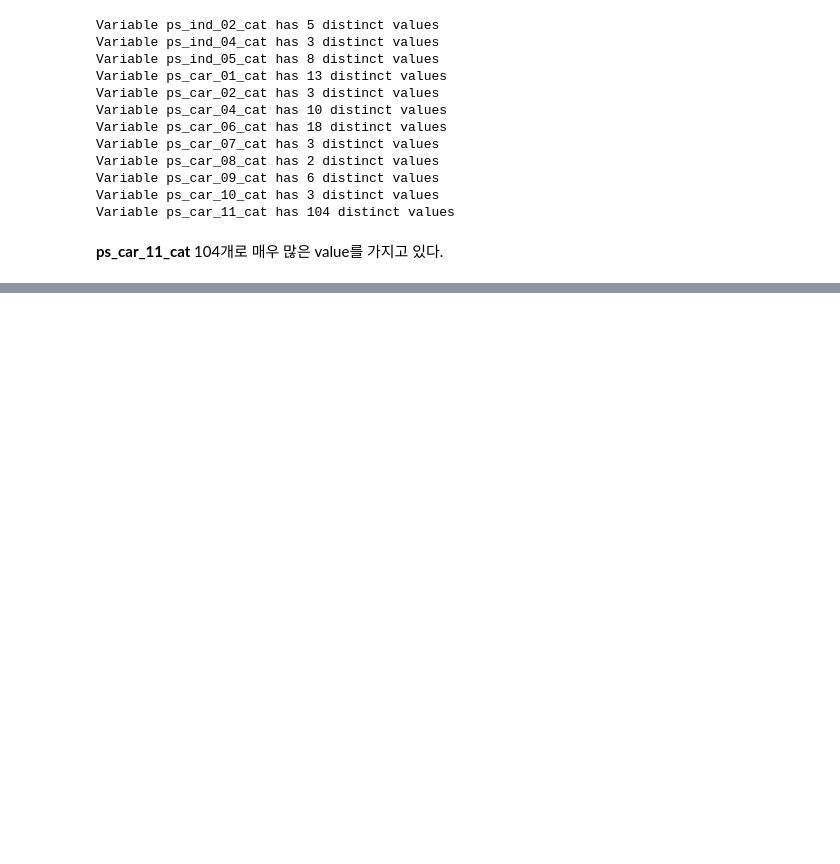
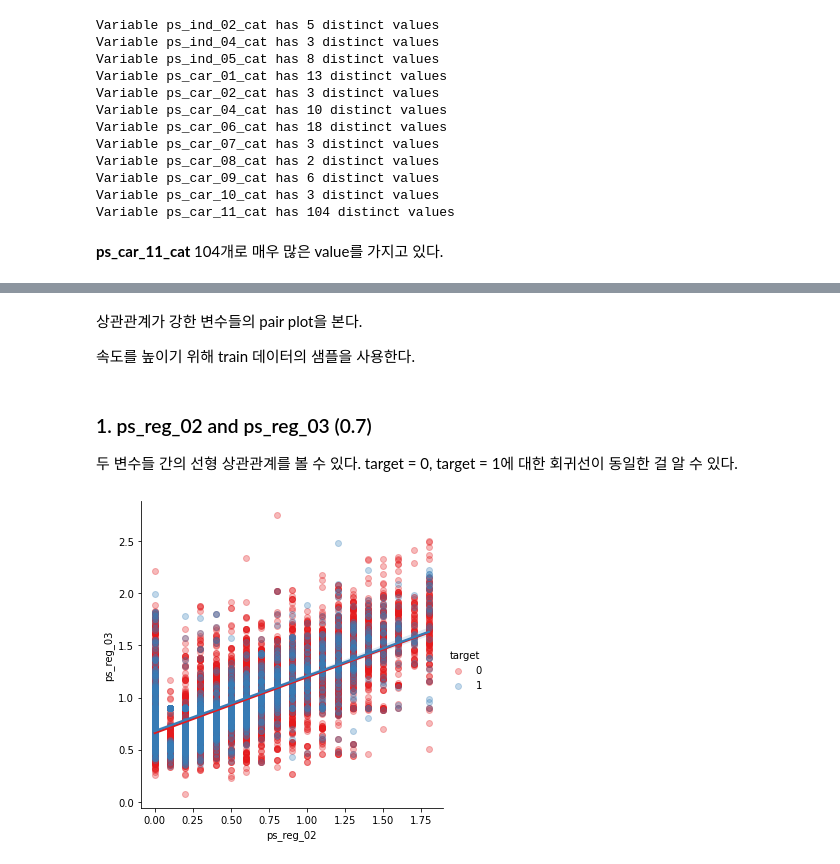
Before and after one commit to maengg/Kaggle_Kernel_Study, a Jupyter notebook: Porto_Data_Preparation_&_Exploration.ipynb, the cells around one changed output, grey strips where cells are left out. Cells and saved outputs as stored; diff of their text form; code cells hidden in the pictures; blank space fills up the shorter version.

```diff
--- a/Porto_Data_Preparation_&_Exploration.ipynb
+++ b/Porto_Data_Preparation_&_Exploration.ipynb
@@ -389,0 +542,18 @@ Variable ps_car_11_cat has 104 distinct values
+# %% [markdown]
+상관관계가 강한 변수들의 pair plot을 본다.
+
+속도를 높이기 위해 train 데이터의 샘플을 사용한다.
+# %%
+s = train.sample(frac=0.1)
+# %% [markdown]
+### 1. ps_reg_02 and ps_reg_03 (0.7)
+
+두 변수들 간의 선형 상관관계를 볼 수 있다. target = 0, target = 1에 대한 회귀선이 동일한 걸 알 수 있다.
+# %%
+# lmplot -> regression plot 그려준다.
+# alpha 는 투명도를 의미
+sns.lmplot(x='ps_reg_02', y='ps_reg_03', data=s, hue='target', palette ='Set1',
+           scatter_kws={'alpha':0.3})
+plt.show()
+# %% [output]
+[figure, added]
```
Also changed, not shown: parts of 25 cells of this notebook.
